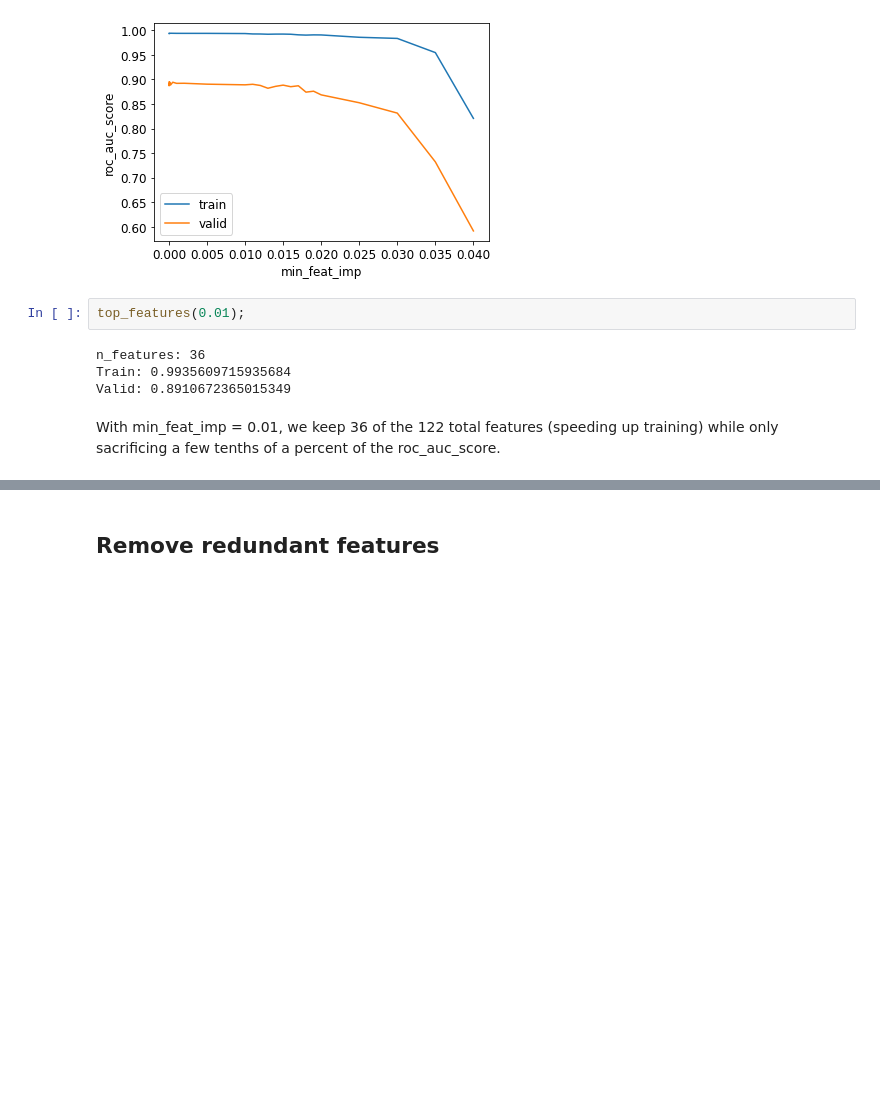
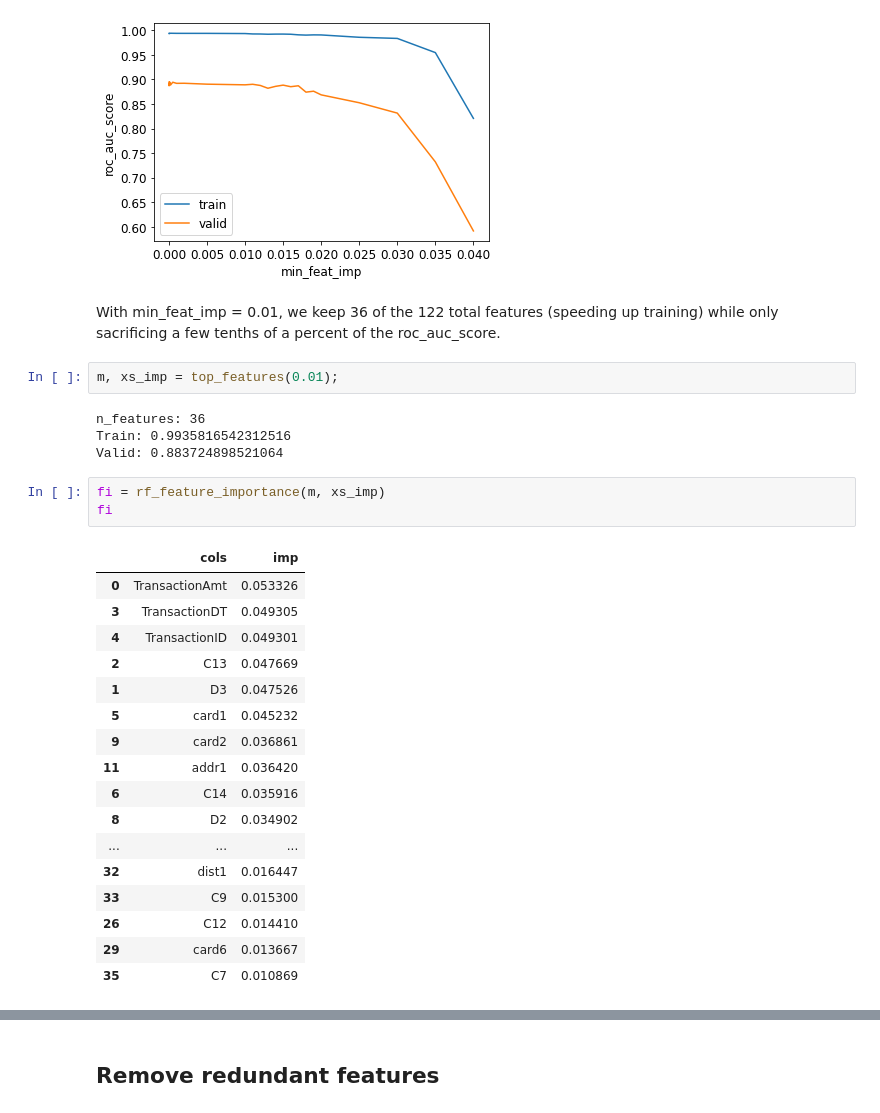
Before and after one commit to BoronII/fraud-detection-pytorch-scikit-fastai, a Jupyter notebook: 02_RF without feature engineering and without V features.ipynb, the cells around one changed output, grey strips where cells are left out. Cells and saved outputs as stored; diff of their text form; blank space fills up the shorter version.

```diff
--- a/02_RF without feature engineering and without V features.ipynb
+++ b/02_RF without feature engineering and without V features.ipynb
@@ -863,11 +858,32 @@ def rf_min_feat_imp_vs_score(preds_train, preds_valid, y, valid_y):
 rf_min_feat_imp_vs_score(preds_isFraud_train, preds_isFraud_valid, y, valid_y)
 # %% [output]
 [figure]
-# %%
-top_features(0.01);
-# %% [output]
-n_features: 36
-Train: 0.9935609715935684
-Valid: 0.8910672365015349
 # %% [markdown]
 With min_feat_imp = 0.01, we keep 36 of the 122 total features (speeding up training) while only sacrificing a few tenths of a percent of the roc_auc_score.
+# %%
+m, xs_imp = top_features(0.01);
+# %% [output]
+n_features: 36
+Train: 0.9935816542312516
+Valid: 0.883724898521064
+# %%
+fi = rf_feature_importance(m, xs_imp)
+fi
+# %% [output]
+|  | cols | imp |
+| 0 | TransactionAmt | 0.053326 |
+| 3 | TransactionDT | 0.049305 |
+| 4 | TransactionID | 0.049301 |
+| 2 | C13 | 0.047669 |
+| 1 | D3 | 0.047526 |
+| 5 | card1 | 0.045232 |
+| 9 | card2 | 0.036861 |
+| 11 | addr1 | 0.036420 |
+| 6 | C14 | 0.035916 |
+| 8 | D2 | 0.034902 |
+| ... | ... | ... |
+| 32 | dist1 | 0.016447 |
+| 33 | C9 | 0.015300 |
+| 26 | C12 | 0.014410 |
+| 29 | card6 | 0.013667 |
+| 35 | C7 | 0.010869 |
```
Also changed, not shown: parts of 4 cells of this notebook.
